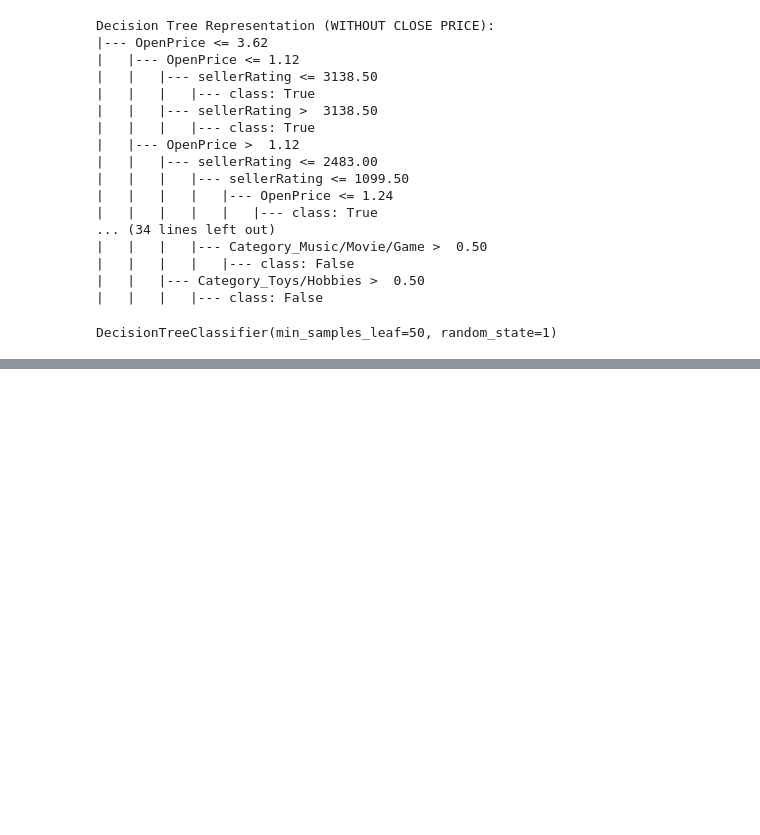
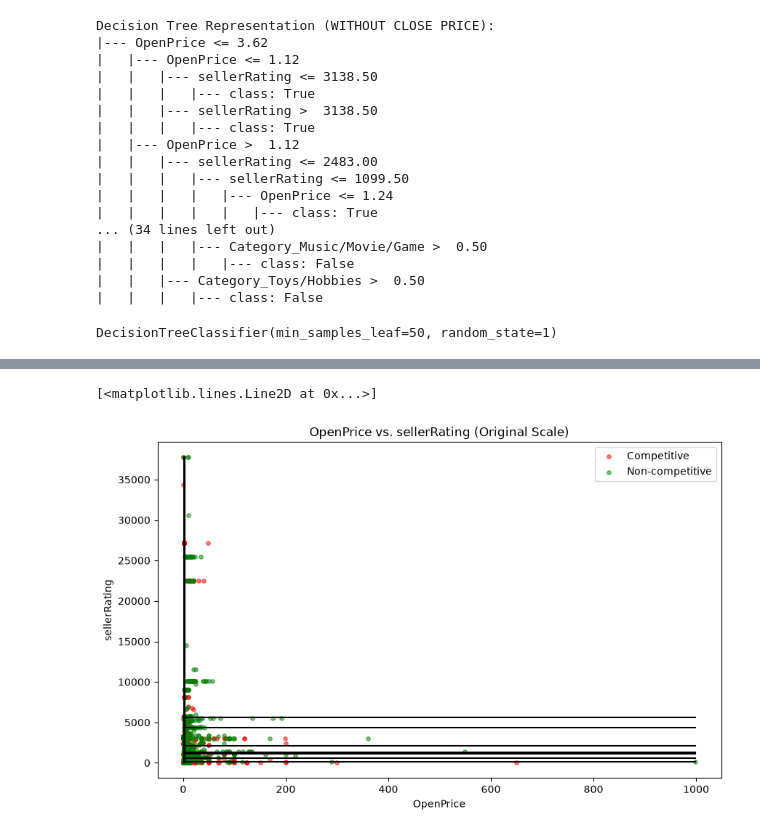
Before and after one commit to nico-contreras/RSM8413-eBayAuctions-Team8, a Jupyter notebook: groupCase2.ipynb, the cells around one changed output, grey strips where cells are left out. Drawn from its saved outputs; the diff is of its cells as text; code cells hidden in the pictures; blank space fills up the shorter version.

```diff
--- a/groupCase2.ipynb
+++ b/groupCase2.ipynb
@@ -349,0 +481,45 @@ Actual   0   1
+# %%
+plt.figure(figsize = (10, 6))
+
+# We choose the best two predictors: Open price and Seller Rating
+# Plot competitive and non-competitive auctions
+plt.scatter(competitive['OpenPrice'],
+            competitive['sellerRating'],
+            color = 'red', label = 'Competitive',
+            s = 15, alpha = 0.5)
+
+plt.scatter(non_competitive['OpenPrice'],
+            non_competitive['sellerRating'],
+            color = 'green', label = 'Non-competitive',
+            s = 15, alpha = 0.5)
+
+plt.xlabel('OpenPrice')
+plt.ylabel('sellerRating')
+plt.title('OpenPrice vs. sellerRating (Original Scale)')
+plt.legend()
+
+x_max = X['OpenPrice'].max()
+y_max = X['sellerRating'].max()
+
+#Root split
+plt.plot([3.615, 3.615], [0, y_max], color='black')
+
+# Left branch
+plt.plot([1.115, 1.115], [0, y_max], color='black')
+plt.plot([0, 1.115], [3138.5, 3138.5], color='black')
+plt.plot([1.115, 3.615], [2483, 2483], color='black')
+plt.plot([1.115, 3.615], [1099.5, 1099.5], color='black')
+plt.plot([1.24, 1.24], [0, 1099.5], color='black')
+plt.plot([3.32, 3.32], [1099.5, 2483], color='black')
+
+#Right branch
+plt.plot([3.615, x_max], [601.5, 601.5], color='black')
+plt.plot([3.615, x_max], [128, 128], color='black')
+plt.plot([3.615, x_max], [4336.5, 4336.5], color='black')
+plt.plot([3.615, x_max], [5632.5, 5632.5], color='black')
+plt.plot([3.615, x_max], [2150, 2150], color='black')
+plt.plot([3.615, x_max], [1115, 1115], color='black')
+plt.plot([3.615, x_max], [1319.5, 1319.5], color='black')
+# %% [output]
+[<matplotlib.lines.Line2D at 0x...>]
+[figure, added]
```
Also changed, not shown: parts of 21 cells of this notebook.
